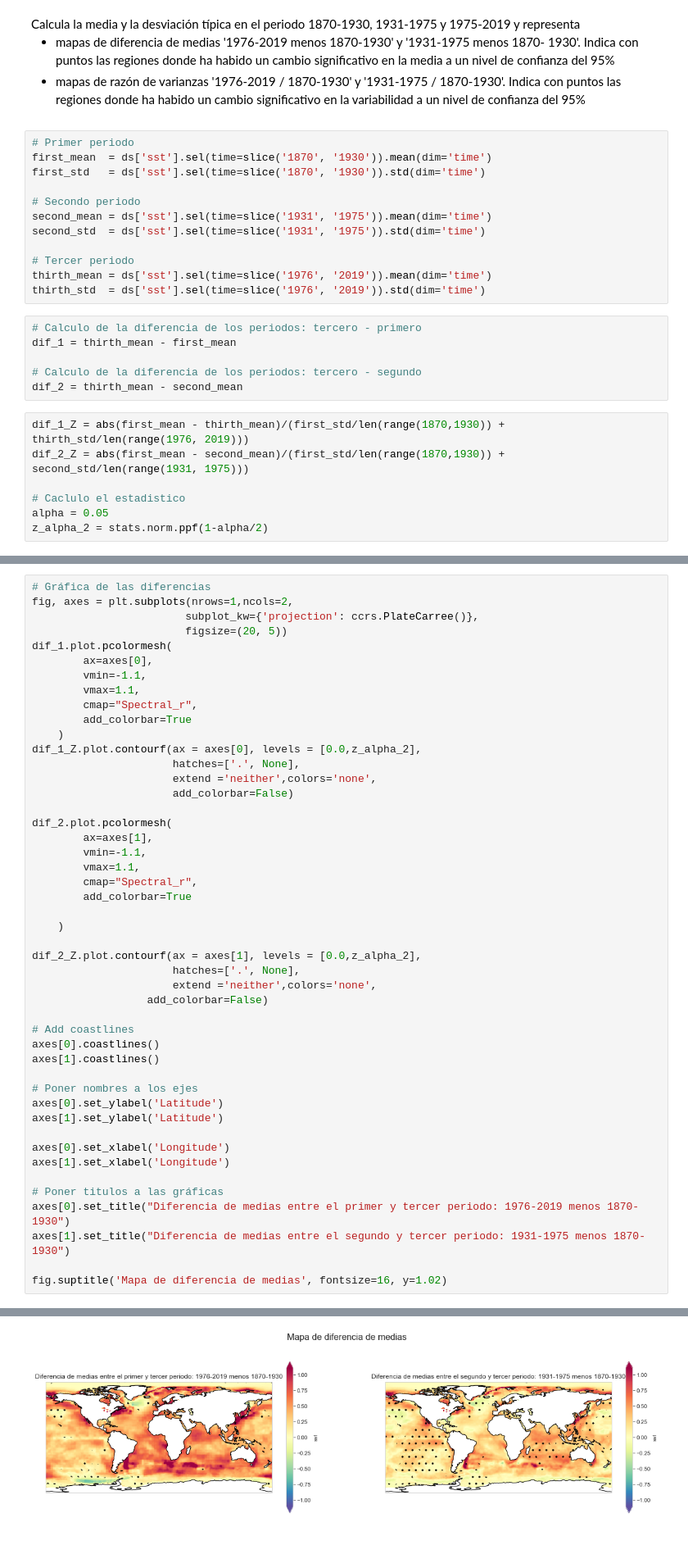
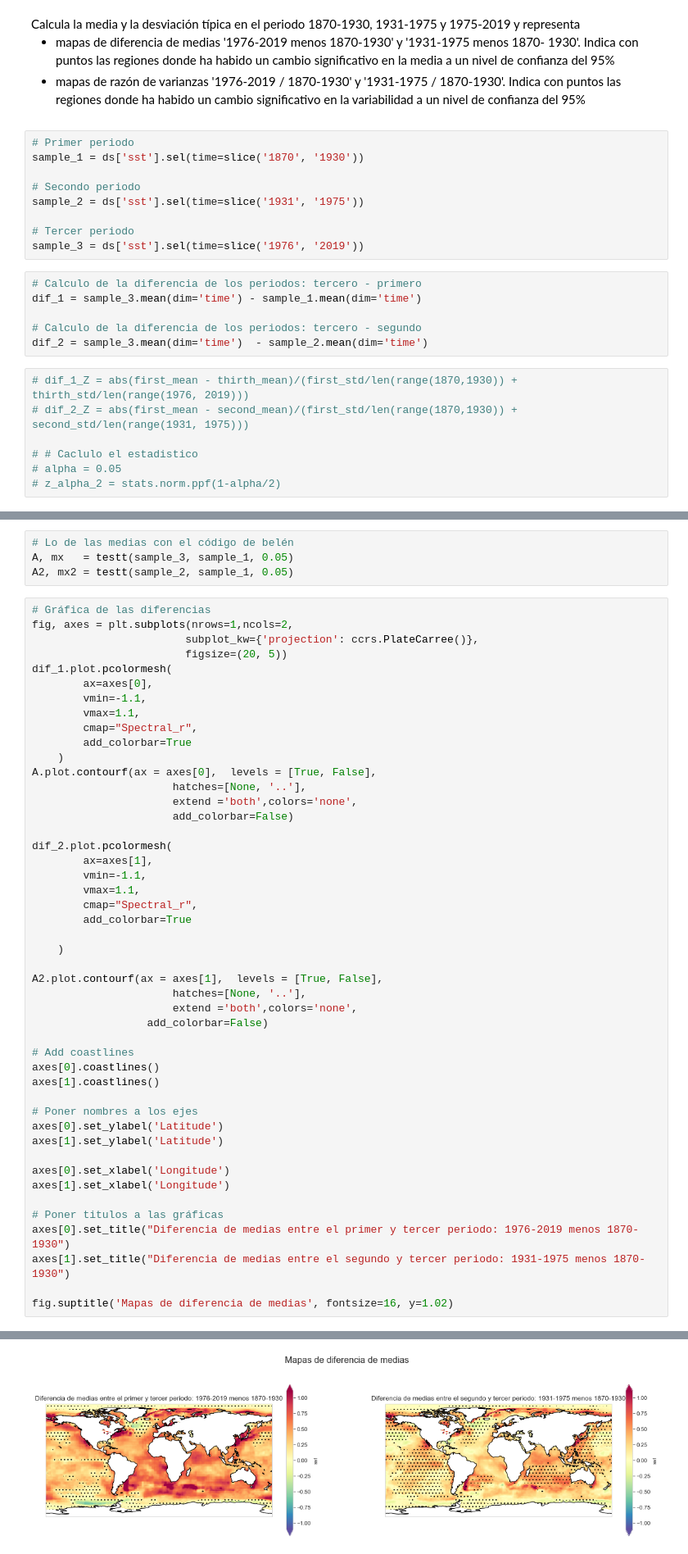
Before and after one commit to nagoremeabe/primera_practica_analisis, a Jupyter notebook: ejercicio_1.ipynb, the cells around one changed output, grey strips where cells are left out. Shown at 82% size. Cells and saved outputs as stored; diff of their text form.

Commit message:
var y mean corregido

```diff
--- a/ejercicio_1.ipynb
+++ b/ejercicio_1.ipynb
@@ -781,26 +794,23 @@ nivel de confianza del 95%
 </div>
 # %%
 # Primer periodo
-first_mean  = ds['sst'].sel(time=slice('1870', '1930')).mean(dim='time')
-first_std   = ds['sst'].sel(time=slice('1870', '1930')).std(dim='time')
+sample_1 = ds['sst'].sel(time=slice('1870', '1930'))
 
 # Secondo periodo
-second_mean = ds['sst'].sel(time=slice('1931', '1975')).mean(dim='time')
-second_std  = ds['sst'].sel(time=slice('1931', '1975')).std(dim='time')
+sample_2 = ds['sst'].sel(time=slice('1931', '1975'))
 
 # Tercer periodo
-thirth_mean = ds['sst'].sel(time=slice('1976', '2019')).mean(dim='time')
-thirth_std  = ds['sst'].sel(time=slice('1976', '2019')).std(dim='time')
+sample_3 = ds['sst'].sel(time=slice('1976', '2019'))
 # %%
 # Calculo de la diferencia de los periodos: tercero - primero
-dif_1 = thirth_mean - first_mean
+dif_1 = sample_3.mean(dim='time') - sample_1.mean(dim='time')
 
 # Calculo de la diferencia de los periodos: tercero - segundo
-dif_2 = thirth_mean - second_mean
+dif_2 = sample_3.mean(dim='time')  - sample_2.mean(dim='time')
 # %%
-dif_1_Z = abs(first_mean - thirth_mean)/(first_std/len(range(1870,1930)) + thirth_std/len(range(1976, 2019)))
-dif_2_Z = abs(first_mean - second_mean)/(first_std/len(range(1870,1930)) + second_std/len(range(1931, 1975)))
+# dif_1_Z = abs(first_mean - thirth_mean)/(first_std/len(range(1870,1930)) + thirth_std/len(range(1976, 2019)))
+# dif_2_Z = abs(first_mean - second_mean)/(first_std/len(range(1870,1930)) + second_std/len(range(1931, 1975)))
 
-# Caclulo el estadistico
-alpha = 0.05
-z_alpha_2 = stats.norm.ppf(1-alpha/2)
+# # Caclulo el estadistico
+# alpha = 0.05
+# z_alpha_2 = stats.norm.ppf(1-alpha/2)
@@ -807,3 +912,7 @@ z_alpha_2 = stats.norm.ppf(1-alpha/2)
+# %%
+# Lo de las medias con el código de belén
+A, mx   = testt(sample_3, sample_1, 0.05)
+A2, mx2 = testt(sample_2, sample_1, 0.05)
 # %%
 # Gráfica de las diferencias
 fig, axes = plt.subplots(nrows=1,ncols=2,
@@ -816,9 +925,9 @@ dif_1.plot.pcolormesh(
         cmap="Spectral_r",
         add_colorbar=True
     )
-dif_1_Z.plot.contourf(ax = axes[0], levels = [0.0,z_alpha_2],
-                      hatches=['.', None],
-                      extend ='neither',colors='none',
+A.plot.contourf(ax = axes[0],  levels = [True, False],
+                      hatches=[None, '..'],
+                      extend ='both',colors='none',
                       add_colorbar=False)
 
 dif_2.plot.pcolormesh(
@@ -830,9 +939,9 @@ dif_2.plot.pcolormesh(
 
     )
 
-dif_2_Z.plot.contourf(ax = axes[1], levels = [0.0,z_alpha_2],
-                      hatches=['.', None],
-                      extend ='neither',colors='none',
+A2.plot.contourf(ax = axes[1],  levels = [True, False],
+                      hatches=[None, '..'],
+                      extend ='both',colors='none',
                   add_colorbar=False)
 
 # Add coastlines
@@ -850,5 +959,5 @@ axes[1].set_xlabel('Longitude')
 axes[0].set_title("Diferencia de medias entre el primer y tercer periodo: 1976-2019 menos 1870-1930")
 axes[1].set_title("Diferencia de medias entre el segundo y tercer periodo: 1931-1975 menos 1870-1930")
 
-fig.suptitle('Mapa de diferencia de medias', fontsize=16, y=1.02)
+fig.suptitle('Mapas de diferencia de medias', fontsize=16, y=1.02)
 # %% [output]
@@ -856 +965 @@ Text(0.5, 1.02, 'Mapa de diferencia de medias')
-[figure, old version]
+[figure, new version]
```
Also changed, not shown: parts of 11 cells of this notebook.
